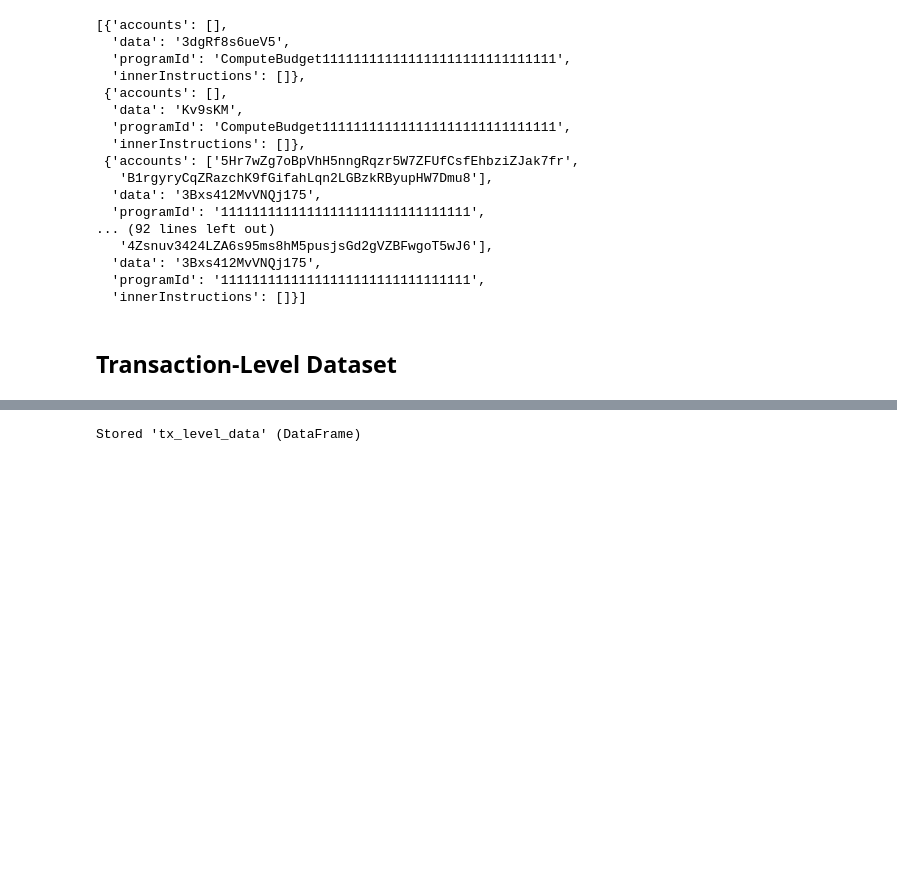
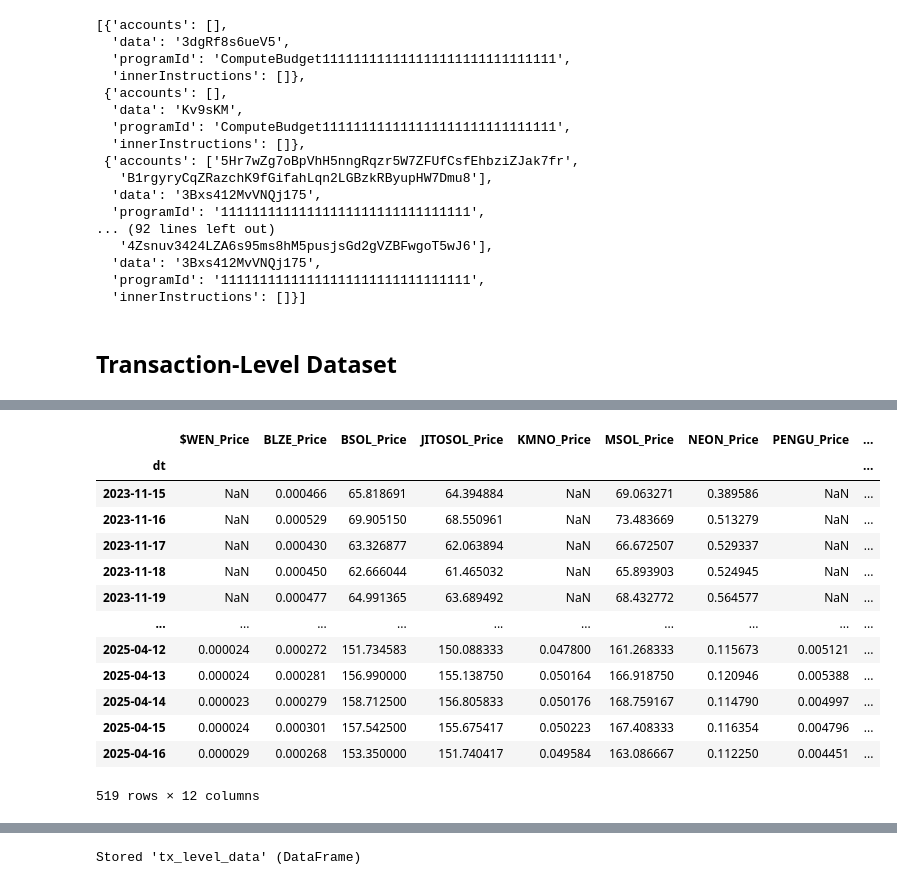
Before and after one commit to apostleoffinance/Solana-Forensic-Analysis-Tool, a Jupyter notebook: notebooks/01_data_exploration.ipynb, the cells around one changed output, grey strips where cells are left out. Saved outputs shown, nothing was run; the diff lists cells and outputs as text; code cells hidden in the pictures; blank space fills up the shorter version.

```diff
--- a/notebooks/01_data_exploration.ipynb
+++ b/notebooks/01_data_exploration.ipynb
@@ -668,0 +713,4 @@ tx_level_data[category_cols] = tx_level_data[category_cols].astype("category")
+# %%
+prices_data = pd.read_csv('../data/raw/test_address_prices.csv').dropna()
+prices_data['DT'] = pd.to_datetime(pd.to_datetime(prices_data['DT']).dt.strftime('%Y-%m-%d'))
+prices_data
@@ -668,0 +760,20 @@ tx_level_data[category_cols] = tx_level_data[category_cols].astype("category")
+# %%
+def data_cleaning(df,dropna=True,ffill=False):
+    clean_df = clean_prices(df)
+    clean_df = to_time(clean_df)
+    if dropna == True:
+        # clean_df = clean_df.dropna(axis=1, how='any')
+        clean_df = clean_df.dropna()
+    if ffill == True:
+        clean_df = clean_df.resample('d').ffill().bfill()# filling to day
+
+    if '__row_index' in clean_df.columns:
+        clean_df.drop(columns=['__row_index'], inplace=True)
+
+    return clean_df
+# %%
+prices_data.columns = prices_data.columns.str.lower()
+# %%
+prices_df = data_cleaning(prices_data,dropna=False,ffill=False)
+prices_df
+# %% [output]
@@ -668,0 +797,14 @@ tx_level_data[category_cols] = tx_level_data[category_cols].astype("category")
+|  | $WEN_Price | BLZE_Price | BSOL_Price | JITOSOL_Price | KMNO_Price | MSOL_Price | NEON_Price | PENGU_Price | ... |
+| dt |  |  |  |  |  |  |  |  | ... |
+| 2023-11-15 | NaN | 0.000466 | 65.818691 | 64.394884 | NaN | 69.063271 | 0.389586 | NaN | ... |
+| 2023-11-16 | NaN | 0.000529 | 69.905150 | 68.550961 | NaN | 73.483669 | 0.513279 | NaN | ... |
+| 2023-11-17 | NaN | 0.000430 | 63.326877 | 62.063894 | NaN | 66.672507 | 0.529337 | NaN | ... |
+| 2023-11-18 | NaN | 0.000450 | 62.666044 | 61.465032 | NaN | 65.893903 | 0.524945 | NaN | ... |
+| 2023-11-19 | NaN | 0.000477 | 64.991365 | 63.689492 | NaN | 68.432772 | 0.564577 | NaN | ... |
+| ... | ... | ... | ... | ... | ... | ... | ... | ... | ... |
+| 2025-04-12 | 0.000024 | 0.000272 | 151.734583 | 150.088333 | 0.047800 | 161.268333 | 0.115673 | 0.005121 | ... |
+| 2025-04-13 | 0.000024 | 0.000281 | 156.990000 | 155.138750 | 0.050164 | 166.918750 | 0.120946 | 0.005388 | ... |
+| 2025-04-14 | 0.000023 | 0.000279 | 158.712500 | 156.805833 | 0.050176 | 168.759167 | 0.114790 | 0.004997 | ... |
+| 2025-04-15 | 0.000024 | 0.000301 | 157.542500 | 155.675417 | 0.050223 | 167.408333 | 0.116354 | 0.004796 | ... |
+| 2025-04-16 | 0.000029 | 0.000268 | 153.350000 | 151.740417 | 0.049584 | 163.086667 | 0.112250 | 0.004451 | ... |
+519 rows × 12 columns
```
Also changed, not shown: parts of 15 cells of this notebook, 3 other files.
